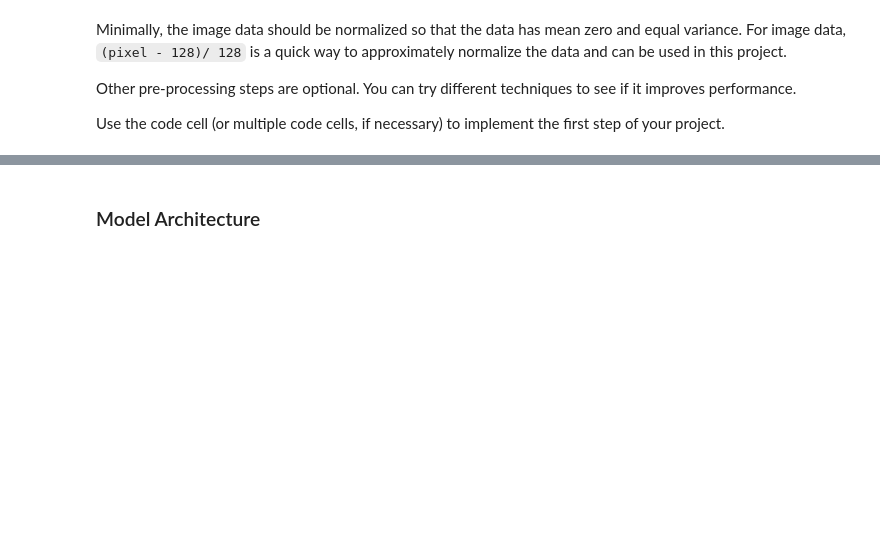
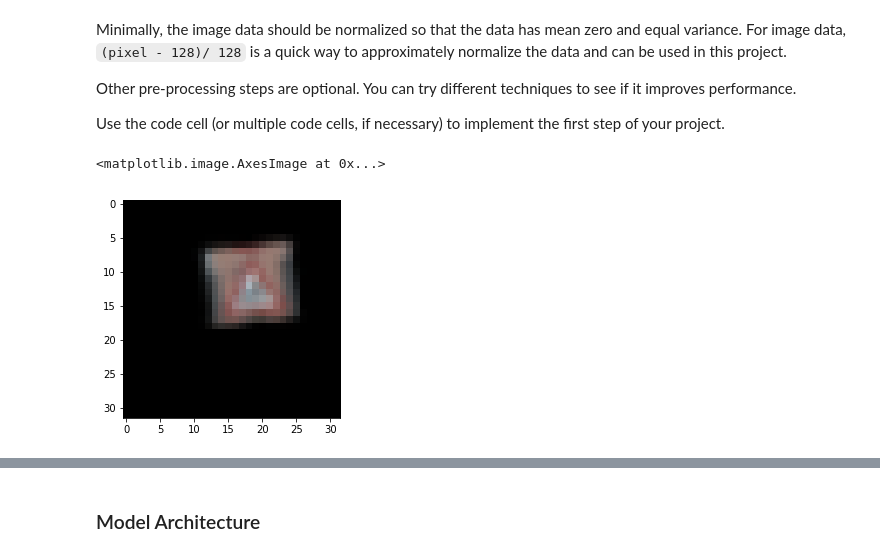
Before and after one commit to satori-stan/CarND-Traffic-Sign-Classifier-Project, a Jupyter notebook: Traffic_Sign_Classifier.ipynb, the cells around one changed output, grey strips where cells are left out. Drawn from its saved outputs; the diff is of its cells as text; code cells hidden in the pictures; blank space fills up the shorter version.

```diff
--- a/Traffic_Sign_Classifier.ipynb
+++ b/Traffic_Sign_Classifier.ipynb
@@ -154,43 +154,3 @@ Minimally, the image data should be normalized so that the data has mean zero an
 Other pre-processing steps are optional. You can try different techniques to see if it improves performance.
 
 Use the code cell (or multiple code cells, if necessary) to implement the first step of your project.
-# %%
-### Preprocess the data here. It is required to normalize the data. Other preprocessing steps could include
-### converting to grayscale, etc.
-### Feel free to use as many code cells as needed.
-import cv2
-
-# From https://medium.com/@vivek.yadav/improved-performance-of-deep-learning-neural-network-models-on-traffic-sign-classification-using-6355346da2dc
-def augment_brightness_camera_images(image):
-    image1 = cv2.cvtColor(image, cv2.COLOR_RGB2HSV)
-    image1 = np.array(image1, dtype = np.float64)
-    random_bright = .5 + np.random.uniform()
-    image1[:, :, 2] = image1[:, :, 2] * random_bright
-    image1[:, :, 2][image1[:, :, 2] > 255]  = 255
-    image1 = np.array(image1, dtype = np.uint8)
-    image1 = cv2.cvtColor(image1, cv2.COLOR_HSV2RGB)
-    return image1
-
-# From https://medium.com/@vivek.yadav/improved-performance-of-deep-learning-neural-network-models-on-traffic-sign-classification-using-6355346da2dc
-def transform_image(image, ang_range, shear_range, trans_range):
-    # Rotation
-    ang_rot = np.random.uniform(ang_range) - ang_range/2
-    rows, cols, ch = image.shape
-    Rot_M = cv2.getRotationMatrix2D((cols/2, rows/2), ang_rot, 1)
-    # Translation
-    tr_x = trans_range * np.random.uniform() - trans_range/2
-    tr_y = trans_range * np.random.uniform() - trans_range/2
-    Trans_M = np.float32([[1, 0, tr_x], [0, 1, tr_y]])
-    # Shear
-    pts1 = np.float32([[5, 5], [20, 5], [5, 20]])
-    pt1 = 5 + shear_range * np.random.uniform() - shear_range/2
-    pt2 = 20 + shear_range * np.random.uniform() - shear_range/2
-    pts2 = np.float32([[pt1, 5], [pt2, pt1], [5, pt2]])
-    shear_M = cv2.getAffineTransform(pts1, pts2)
-    # Apply transforms
-    image = cv2.warpAffine(image, Rot_M, (cols, rows))
-    image = cv2.warpAffine(image, Trans_M, (cols, rows))
-    image = cv2.warpAffine(image, shear_M, (cols, rows))
-    #Brightness augmentation
-    image = augment_brightness_camera_images(image)
-    return image
@@ -197,5 +224,8 @@ def transform_image(image, ang_range, shear_range, trans_range):
 # %%
 # Get an indication of what the transformation is doing to the example image
-plt.imshow(transform_image(X_train[index], 45, 5, 10))
+plt.imshow(transform_image(image, 1.5, 45, 5, 10))
+# %% [output]
+<matplotlib.image.AxesImage at 0x...>
+[figure, added]
 # %%
 # And every time the process is run, the result should change
```
Also changed, not shown: parts of 34 cells of this notebook.
